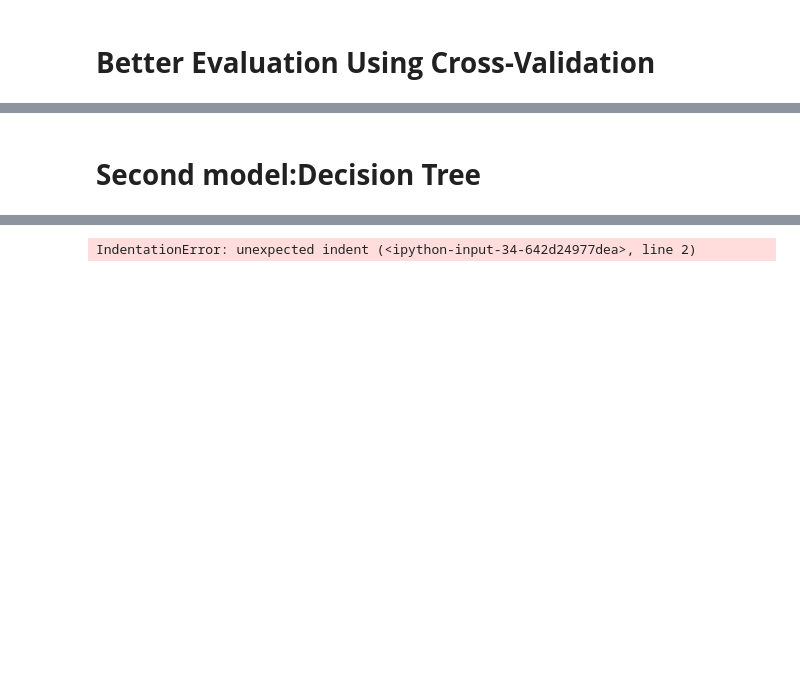
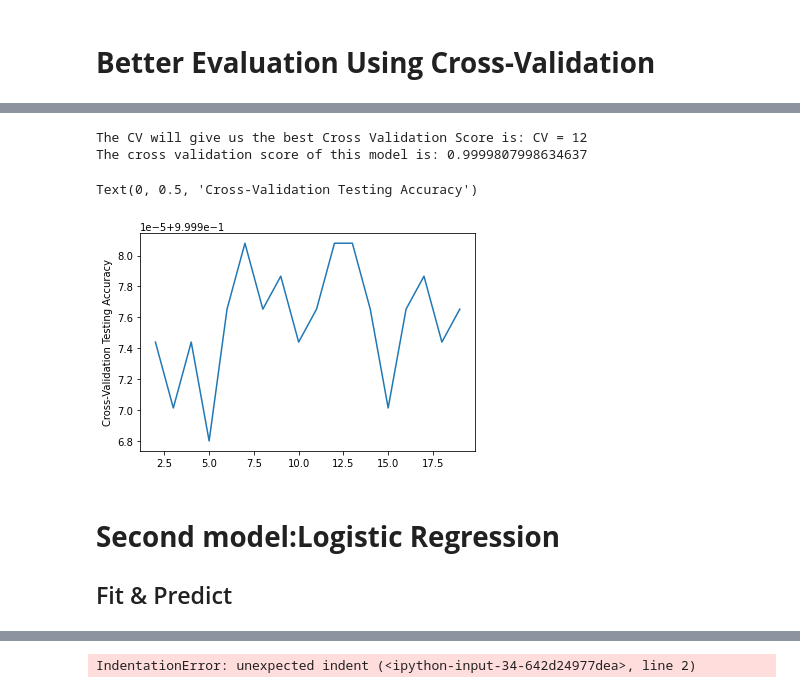
Before and after one commit to yuvalTrip/FinalProject, a Jupyter notebook: Final Project-N.N.3-Classification.ipynb, the cells around one changed output, grey strips where cells are left out. Saved outputs shown, nothing was run; the diff lists cells and outputs as text; code cells hidden in the pictures; blank space fills up the shorter version.

```diff
--- a/Final Project-N.N.3-Classification.ipynb
+++ b/Final Project-N.N.3-Classification.ipynb
@@ -602,8 +716,10 @@ ValueError: multi_class must be in ('ovo', 'ovr')
 # <b>Better Evaluation Using Cross-Validation</b>
 # %%
 from sklearn.model_selection import cross_val_score #import cross validation method
-
-score=cross_val_score(knn,first_train,check_train,cv=2).mean()
-
-score
+#most of the time the recommadation is to choose cv=10, let's check it
+scores=[]
+for i in range(2,20):
+    score=cross_val_score(knn,first_train,check_train,cv=i).mean()
+    print("Accuracy for cv="+str(i)+" is "+str(score) )
+    scores.append(score)
 # %% [output]
@@ -611,2 +765,21 @@ score
+# %%
+max_num=max(scores) #find the max number from the list
+max_index = scores.index(max_num) #for the max number , find its index
+
+print("The CV will give us the best Cross Validation Score is: CV =",max_index+2 ) #increase by 2 because we started when CV=2.
+print("The cross validation score of this model is:", max_num)
+# %% [output]
+The CV will give us the best Cross Validation Score is: CV = 12
+The cross validation score of this model is: 0.9999807998634637
+# %%
+#lets plot the relation between cv and testing accuracy
+cv=list(range(2,20))
+plt.plot(cv,scores)
+plt.ylabel('Cross-Validation Testing Accuracy')#show the number of 0.9999XX, means- 74,70,74,67,76.....
+#as we compute, the best CV is when CV=12
+# %% [output]
+Text(0, 0.5, 'Cross-Validation Testing Accuracy')
+[figure, added]
 # %% [markdown]
-# <b>Second model:Decision Tree</b>
+# <b>Second model:Logistic Regression</b>
+## Fit & Predict
```
Also changed, not shown: parts of 64 cells of this notebook.
